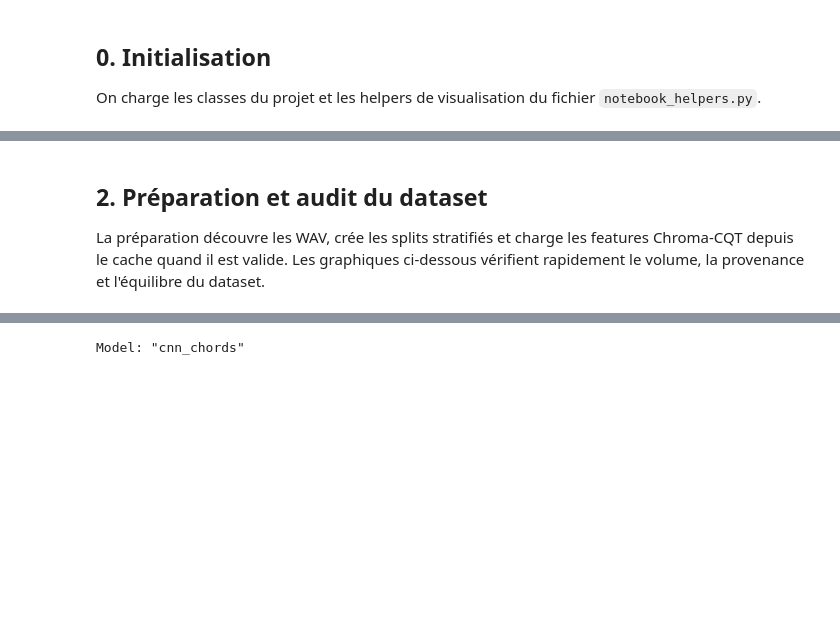
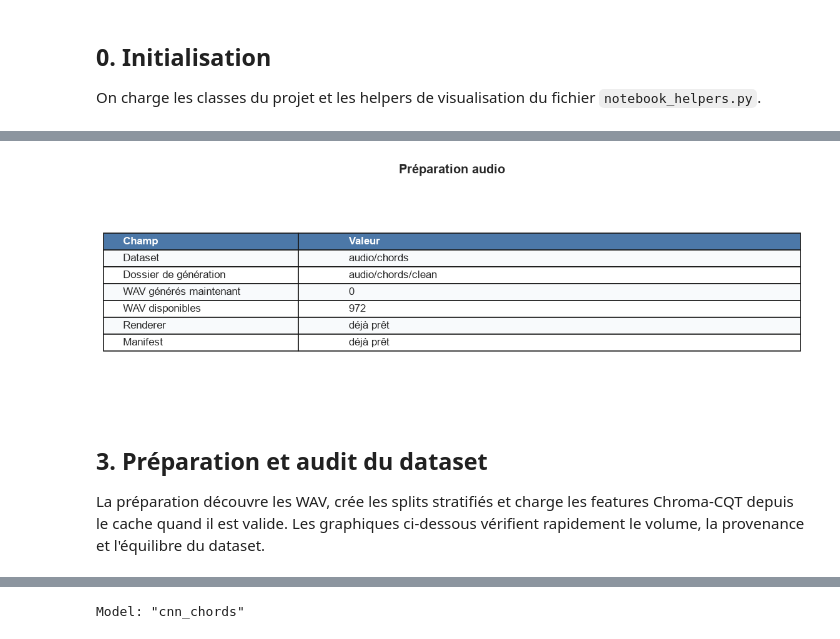
Before and after one commit to dev-gasy/musica, a Jupyter notebook: musica.ipynb, the cells around one changed output, grey strips where cells are left out. Cells and saved outputs as stored; diff of their text form; code cells hidden in the pictures; blank space fills up the shorter version.

```diff
--- a/musica.ipynb
+++ b/musica.ipynb
@@ -84,5 +135,21 @@ show_table(
+# %%
+audio_bootstrap = ensure_training_audio_dataset(config, PROJECT_ROOT)
+
+show_table(
+    "Préparation audio",
+    [
+        ("Dataset", audio_bootstrap.dataset_dir.relative_to(PROJECT_ROOT)),
+        ("Dossier de génération", audio_bootstrap.output_dir.relative_to(PROJECT_ROOT)),
+        ("WAV générés maintenant", audio_bootstrap.generated_count),
+        ("WAV disponibles", audio_bootstrap.wav_count),
+        ("Renderer", audio_bootstrap.renderer or "déjà prêt"),
+        ("Manifest", audio_bootstrap.manifest_path.relative_to(PROJECT_ROOT) if audio_bootstrap.manifest_path else "déjà prêt"),
+    ],
+)
+# %% [output]
+[figure, added]
 # %% [markdown]
-## 2. Préparation et audit du dataset
+## 3. Préparation et audit du dataset
 
 La préparation découvre les WAV, crée les splits stratifiés et charge les features Chroma-CQT depuis le cache quand il est valide. Les graphiques ci-dessous vérifient rapidement le volume, la provenance et l'équilibre du dataset.
 # %%
```
Also changed, not shown: parts of 23 cells of this notebook, 55 other files.
